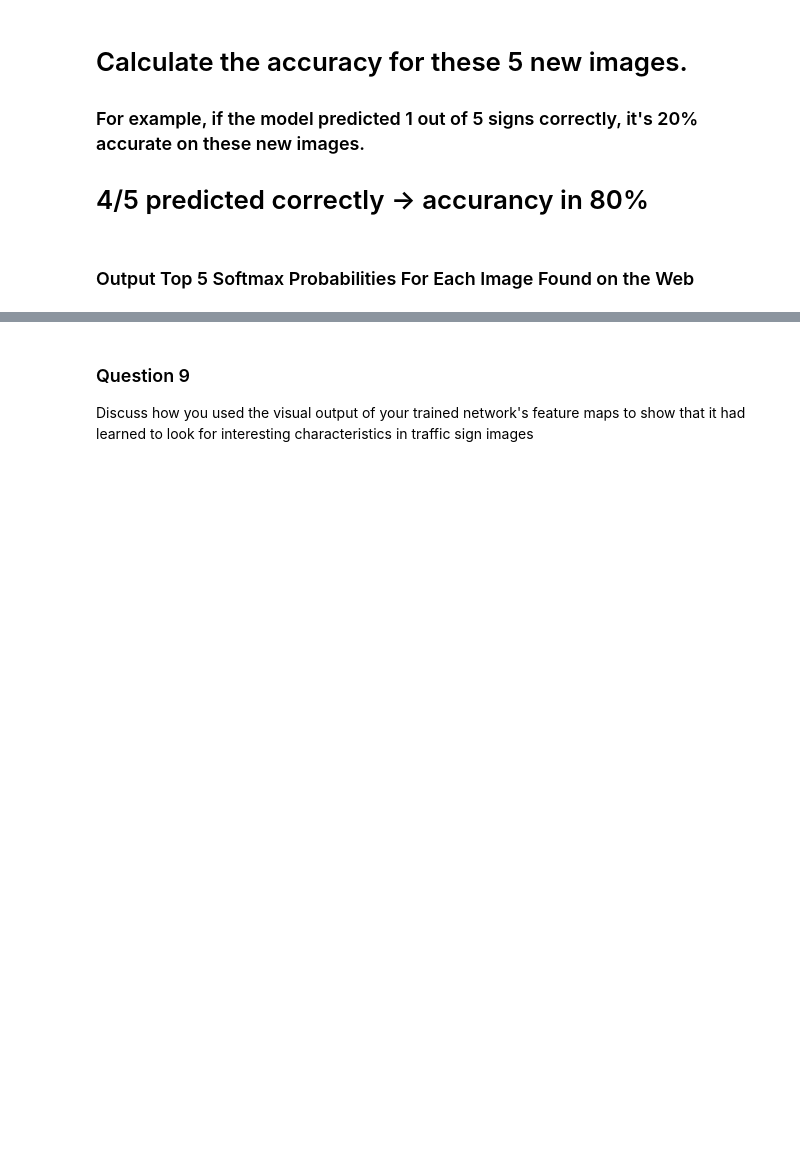
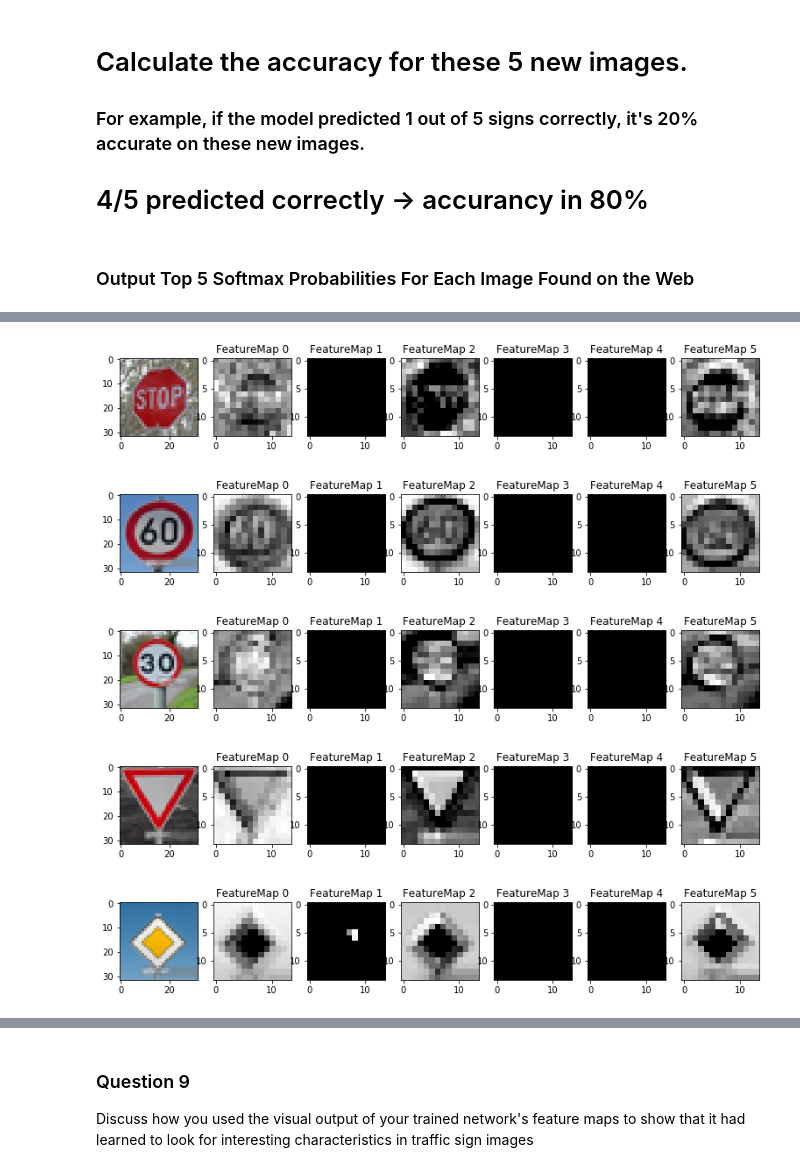
Before and after one commit to tarasovp/udacity, a Jupyter notebook: CarND-Traffic-Sign-Classifier-Project/Traffic_Sign_Classifier.ipynb, the cells around one changed output, grey strips where cells are left out. Saved outputs shown, nothing was run; the diff lists cells and outputs as text; code cells hidden in the pictures; blank space fills up the shorter version.

```diff
--- a/CarND-Traffic-Sign-Classifier-Project/Traffic_Sign_Classifier.ipynb
+++ b/CarND-Traffic-Sign-Classifier-Project/Traffic_Sign_Classifier.ipynb
@@ -222,13 +269,13 @@ sets imply underfitting. A high accuracy on the training set but low accuracy on
 # %%
 import tensorflow as tf
 
-x = tf.placeholder(tf.float32, (None, 32, 32, 1))
+x = tf.placeholder(tf.float32, (None, 32, 32, 3))
 y = tf.placeholder(tf.int32, (None))
 one_hot_y = tf.one_hot(y, 43)
 # %%
 rate = 0.001
 
-conv1, conv2, fc1, fc2, logits = LeNet(x)
+conv1, conv2, logits = LeNet(x)
 cross_entropy = tf.nn.softmax_cross_entropy_with_logits(logits=logits, labels=one_hot_y)
 loss_operation = tf.reduce_mean(cross_entropy)
 optimizer = tf.train.AdamOptimizer(learning_rate = rate)
@@ -371,7 +429,7 @@ for i in range(len(image_urls)):
 ### Make sure to pre-process the images with the same pre-processing pipeline used earlier.
 ### Feel free to use as many code cells as needed.
 
-preprocessed=preprocess(np.array(for_test))
+preprocessed=np.array([preprocess_v2(a) for a in for_test])
 # %%
 #get top-5 predictions
 with tf.Session() as sess:
@@ -438,29 +502,38 @@ For an example of what feature map outputs look like, check out NVIDIA's results
 # activation_min/max: can be used to view the activation contrast in more detail, by default matplot sets min and max to the actual min and max values of the output
 # plt_num: used to plot out multiple different weight feature map sets on the same block, just extend the plt number for each new feature map entry
 
-def outputFeatureMap(image_input, tf_activation, activation_min=-1, activation_max=-1 ,plt_num=1):
+def outputFeatureMap(real_image, image_input, tf_activation, activation_min=-1, activation_max=-1 ,plt_num=1):
     # Here make sure to preprocess your image_input in a way your network expects
     # with size, normalization, ect if needed
     # image_input =
     # Note: x should be the same name as your network's tensorflow data placeholder variable
     # If you get an error tf_activation is not defined it maybe having trouble accessing the variable from inside a function
-    activation = tf_activation.eval(session=sess,feed_dict={x : image_input})
-    featuremaps = activation.shape[3]
-    plt.figure(plt_num, figsize=(15,15))
-    for featuremap in range(featuremaps):
-        plt.subplot(6,8, featuremap+1) # sets the number of feature maps to show on each row and column
-        plt.title('FeatureMap ' + str(featuremap)) # displays the feature map number
-        if activation_min != -1 & activation_max != -1:
-            plt.imshow(activation[0,:,:, featuremap], interpolation="nearest", vmin =activation_min, vmax=activation_max, cmap="gray")
-        elif activation_max != -1:
-            plt.imshow(activation[0,:,:, featuremap], interpolation="nearest", vmax=activation_max, cmap="gray")
-        elif activation_min !=-1:
-            plt.imshow(activation[0,:,:, featuremap], interpolation="nearest", vmin=activation_min, cmap="gray")
-        else:
-            plt.imshow(activation[0,:,:, featuremap], interpolation="nearest", cmap="gray")
+    activation_all = tf_activation.eval(session=sess,feed_dict={x : image_input})
+    for i in range(len(activation_all)):
+        activation=activation_all[i:(i+2),:,:,:]
+        featuremaps = activation.shape[3]
+        plt.figure(plt_num, figsize=(15,15))
+        plt.subplot(6,8, 1)
+        plt.imshow(real_image[i])
+        for featuremap in range(featuremaps):
+            plt.subplot(6,8, featuremap+2) # sets the number of feature maps to show on each row and column
+            plt.title('FeatureMap ' + str(featuremap)) # displays the feature map number
+            if activation_min != -1 & activation_max != -1:
+                plt.imshow(activation[0,:,:, featuremap], interpolation="nearest", vmin =activation_min, vmax=activation_max, cmap="gray")
+            elif activation_max != -1:
+                plt.imshow(activation[0,:,:, featuremap], interpolation="nearest", vmax=activation_max, cmap="gray")
+            elif activation_min !=-1:
+                plt.imshow(activation[0,:,:, featuremap], interpolation="nearest", vmin=activation_min, cmap="gray")
+            else:
+                plt.imshow(activation[0,:,:, featuremap], interpolation="nearest", cmap="gray")
+        plt.show()
 # %%
 with tf.Session() as sess:
     saver.restore(sess, tf.train.latest_checkpoint('.'))
-
-
-    outputFeatureMap(preprocessed,conv1)
+    outputFeatureMap(for_test, preprocessed,conv1)
+# %% [output]
+[figure, added]
+[figure, added]
+[figure, added]
+[figure, added]
+[figure, added]
```
Also changed, not shown: parts of 17 cells of this notebook.
